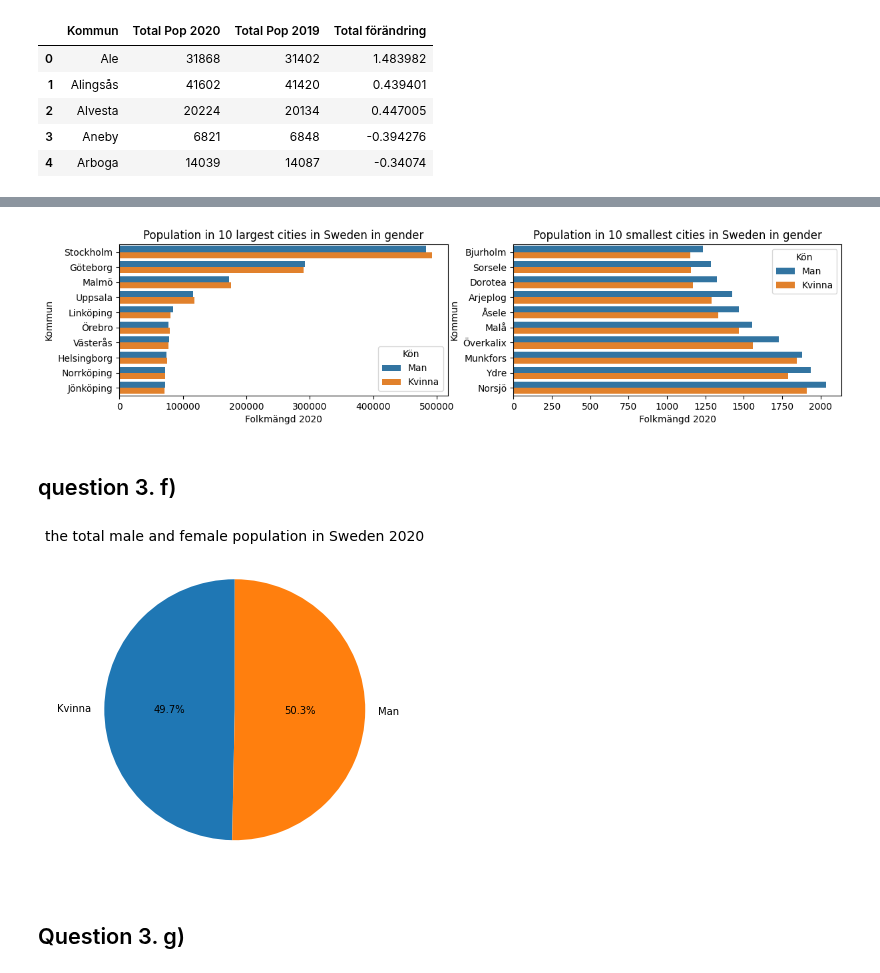
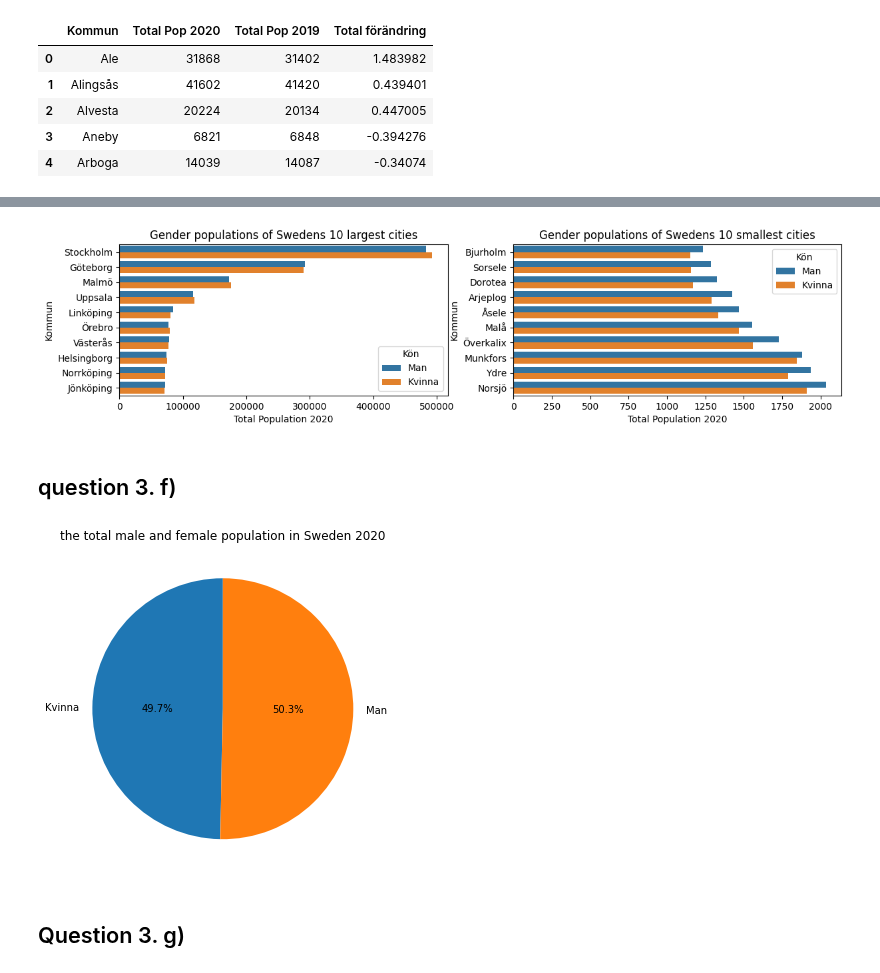
Before and after one commit to yuna-liu/Databehandling-Yuna-Liu, a Jupyter notebook: Exercises/E00_pandas_basic_syntax.ipynb, the cells around one changed output, grey strips where cells are left out. Saved outputs shown, nothing was run; the diff lists cells and outputs as text; code cells hidden in the pictures.

```diff
--- a/Exercises/E00_pandas_basic_syntax.ipynb
+++ b/Exercises/E00_pandas_basic_syntax.ipynb
@@ -523,6 +501,0 @@ df_man.head()
-# %%
-df_kvinnor = df_kvinnor.assign(Kön = "Kvinna")  # add new columnn to the end of a DataFrame
-df_man = df_man.assign(Kön = "Man")
-df_total = df_kvinnor.append(df_man)
-df_total.info()
-df_total.set_index("Kommun")
@@ -557,0 +504,3 @@ memory usage: 31.7+ KB
+# %%
+df_total = df_kvinna.append(df_man)
+df_total.head()
@@ -570,4 +547,7 @@ df2.head()
 # %%
 df_total = df_total.drop(["Rang 2020", "Rang 2019"], axis=1)
-df_total.head()
+df_merge = pd.merge(df_total, df2, how="outer", on=["Kommun"])
+df_merge = df_merge.sort_values(by=["Total Pop 2020", "Kön"], ascending=False)
+df_merge = df_merge.set_index("Kommun")
+df_merge.head()
 # %% [output]
@@ -580,6 +560,0 @@ df_total.head()
-# %%
-df_merge = pd.merge(df_total, df2, how="outer", on=["Kommun"])
-df_merge = df_merge.sort_values(by=["Total Pop 2020", "Kön"], ascending=False)
-df_merge = df_merge.reset_index(drop=True)
-df_merge.head()
-# can I bar plot from this dataframe?
@@ -596,30 +564,29 @@ import seaborn as sns
 fig, ax = plt.subplots(1,2, dpi=100, figsize=(14,3))
 
 
-df_merge_top20 = df_merge.sort_values(by="Total Pop 2020", ascending = False).head(20)
-df_merge_bottom20 = df_merge.sort_values(by="Total Pop 2020", ascending = True).head(20)
+Pop_top20 = df_merge.sort_values(by="Total Pop 2020", ascending = False).head(20)
+Pop_bottom20 = df_merge.sort_values(by="Total Pop 2020", ascending = True).head(20)
 
-for i, dataframe in enumerate([df_merge_top20, df_merge_bottom20]):
-    sns.barplot(data=dataframe, y="Kommun", x="Folkmängd 2020", hue="Kön", hue_order=["Man", "Kvinna"], ax=ax[i]);
+for i, dataframe in enumerate([Pop_top20, Pop_bottom20]):
+    sns.barplot(data=dataframe, y=dataframe.index, x="Folkmängd 2020", hue="Kön", hue_order=["Man", "Kvinna"], ax=ax[i]);
 
-ax[0].set(title="Population in 10 largest cities in Sweden in gender");
-ax[1].set(title="Population in 10 smallest cities in Sweden in gender");
+ax[0].set(title="Gender populations of Swedens 10 largest cities", xlabel="Total Population 2020", ylabel="Kommun");
+ax[1].set(title="Gender populations of Swedens 10 smallest cities", xlabel="Total Population 2020", ylabel="Kommun");
 # %% [output]
-[figure, old version]
+[figure, new version]
 # %% [markdown]
 ## question 3. f)
 # %%
 data = df_merge.groupby("Kön")["Folkmängd 2020"].sum()
 #Using matplotlib
 #https://www.dataforeverybody.com/matplotlib-seaborn-pie-charts/
-pie, ax = plt.subplots(figsize=[10,6])
+fig, ax = plt.subplots(figsize=[10,6])
 fig.set_facecolor("white")
 labels = data.keys()
-plt.pie(x=data, startangle=90, labels=labels, autopct="%.1f%%", pctdistance=0.5)
-plt.title("the total male and female population in Sweden 2020", fontsize=14);
-pie.savefig("../assets/PieChart_total_female_male_population_Sweden_2020.png")
+ax.pie(x=data, startangle=90, labels=labels, autopct="%.1f%%", pctdistance=0.5)
+ax.set(title="the total male and female population in Sweden 2020");
 # %% [output]
-[figure, old version]
+[figure, new version]
 # %% [markdown]
 ## Question 3. g)
 # %%
```
Also changed, not shown: parts of 39 cells of this notebook.
